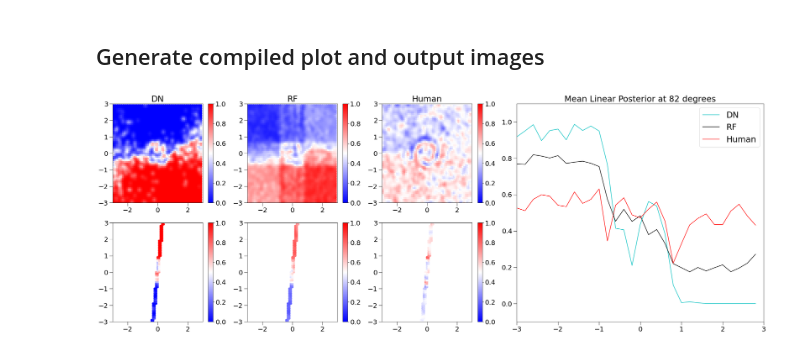
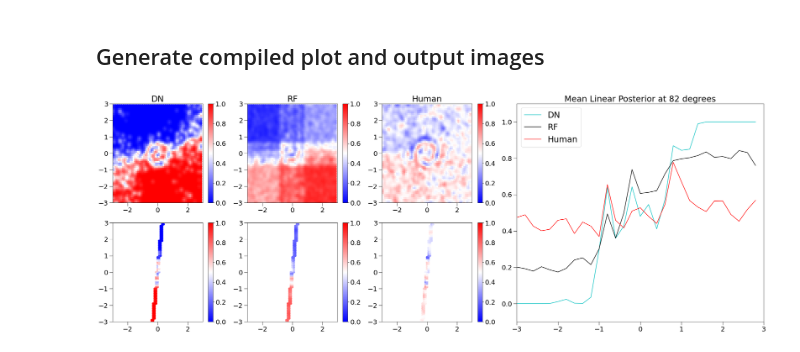
Before and after one commit to jshinm/inductive-bias-experiment, a Jupyter notebook: experiments/20220203_generate_figure_for_kdg_paper.ipynb, the cells around one changed output. Cells and saved outputs as stored; diff of their text form; code cells hidden in the pictures.

```diff
--- a/experiments/20220203_generate_figure_for_kdg_paper.ipynb
+++ b/experiments/20220203_generate_figure_for_kdg_paper.ipynb
@@ -136,7 +136,7 @@ for ii in range(2): #S-XOR and spiral
 
         mtype_i = ib.pointwise_gridAverage(mtype_i).to_numpy()
         xy, original, down, alls = ib.smooth_gaussian_distance(mtype_i, step=0.01, method=None, sigma=1, k=10)
-        mtype[ii].append(alls)
+        mtype[ii].append(1-alls)
 # %% [markdown]
 ## Generate compiled plot and output images
 # %%
@@ -199,7 +199,7 @@ for sw, lb in enumerate(fdtype):
                 #     continue
 
                 if m == 0:
-                    im = axs[m,i].scatter(ib.mask[:,0], ib.mask[:,1], c=1-mtype[sw][i], cmap=cmap, vmin=0, vmax=1) #switch here
+                    im = axs[m,i].scatter(ib.mask[:,0], ib.mask[:,1], c=mtype[sw][i], cmap=cmap, vmin=0, vmax=1) #switch here
                     # fig.colorbar(im, ax=axs[m,i])
 
                 else:
@@ -217,31 +217,31 @@ for sw, lb in enumerate(fdtype):
 
                 # if i == 0:
                 #     axs[m,i].set_ylabel(new_dtype[m], fontsize=fsize)
 
                 axs[m,i].set_xlim(-3,3)
                 axs[m,i].set_ylim(-3,3)
                 # axs[m,i].set_xticklabels(fontsize=18)
                 # axs[m,i].set_yticklabels(fontsize=18)
                 axs[m,i].tick_params(axis='both', labelsize=20, length=10)
                 # axs[m,i].tick_params(axis='y', labelsize=20)
 
 
         axbig = fig.add_subplot(gs[:, -2:])
 
         tempdf = pd.DataFrame(np.array(line_plot[sw]).T, columns=label) #switch here
         tempdf.index = x_range
         for i, lab in enumerate(label):
             sns.lineplot(data=tempdf[[lab]], ax=axbig, palette=[palette[i]]) #palette[[0,2,3][i]]
 
         axbig.legend(loc=0, fontsize=25)
         axbig.set_title(['Mean Linear Posterior at 82 degrees', 'S-XOR'][sw], fontsize=fsize)
         axbig.set_ylim([-0.1,1.1])
         axbig.set_xlim(-3,3)
         axbig.tick_params(axis='both', labelsize=20, length=10)
 
         if SAVEFIG:
             plt.savefig(f'figs/[20220203_generate_figure_for_kdg_paper]_human_experiment_spiral.pdf', bbox_inches='tight')
 
         plt.show()
 # %% [output]
-[figure, old version]
+[figure, new version]
```
Also changed, not shown: parts of 4 cells of this notebook.
